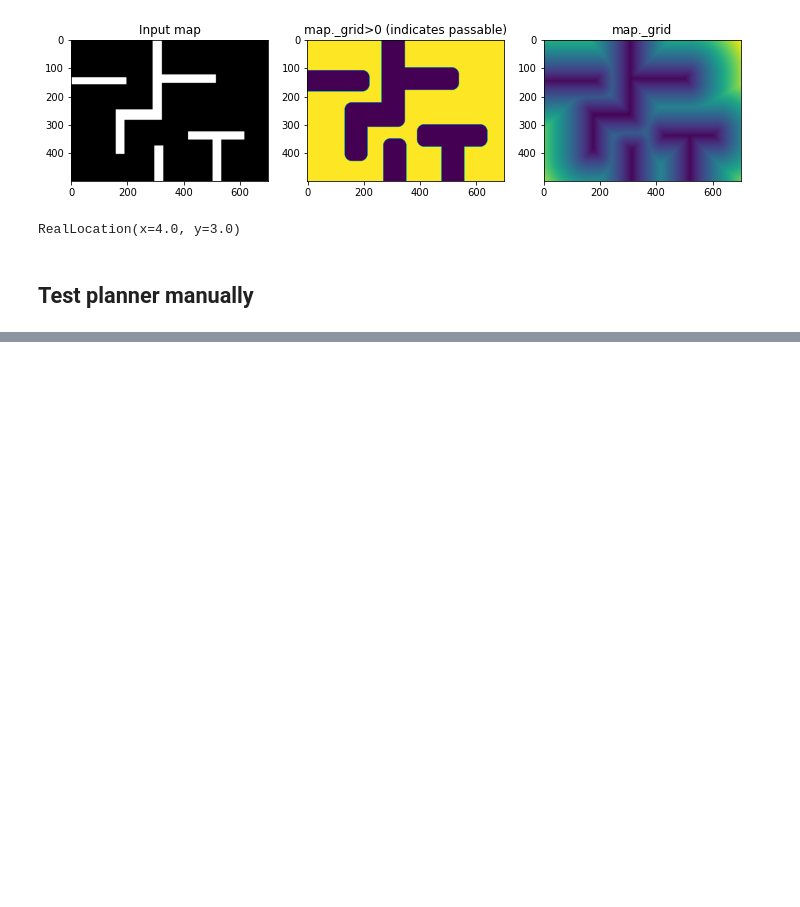
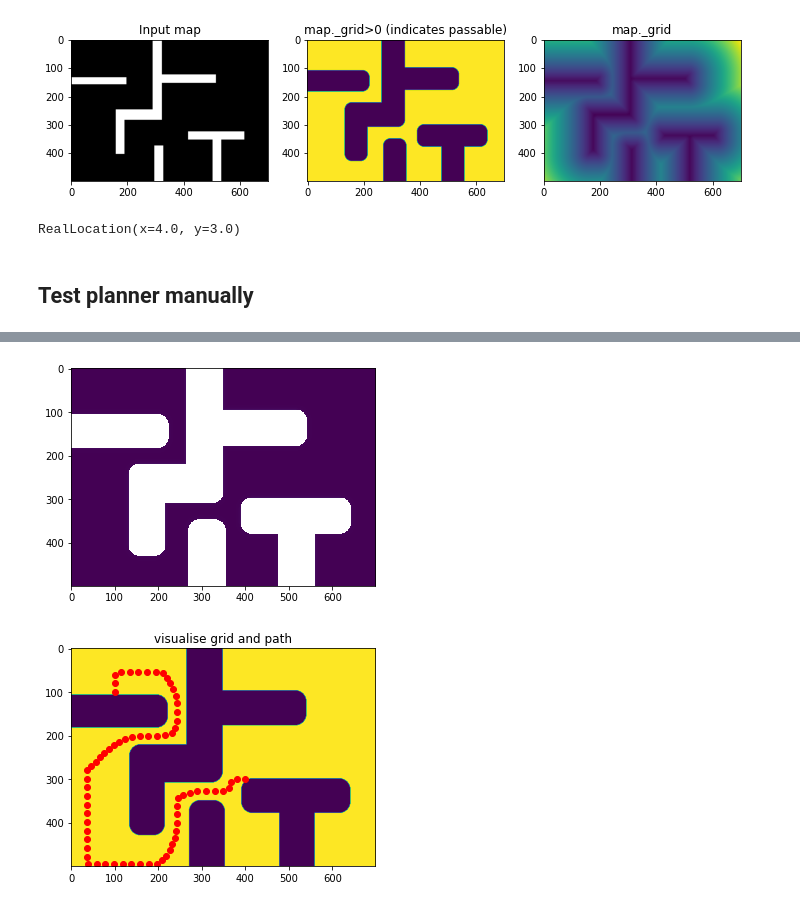
Before and after one commit to aliencaocao/TIL-2022, a Jupyter notebook: til-final-2022.1.1-lower/Robo_autonomy_wip.ipynb, the cells around one changed output, grey strips where cells are left out. Cells and saved outputs as stored; diff of their text form; code cells hidden in the pictures; blank space fills up the shorter version.

```diff
--- a/til-final-2022.1.1-lower/Robo_autonomy_wip.ipynb
+++ b/til-final-2022.1.1-lower/Robo_autonomy_wip.ipynb
@@ -692,0 +535,11 @@ plt.scatter(gridpathx,gridpathy,c='r')
+# %%
+trf_grid = transform_add_border(map_.grid).astype("float32")
+trf_grid = transform_for_astar(map_.grid).astype("float32")
+plt.imshow(trf_grid)
+plt.show()
+path = pyastar2d.astar_path(trf_grid, tuple(real_to_grid(RealLocation(1, 1), scale=planner.map.scale)), tuple(real_to_grid(RealLocation(3, 4), scale=planner.map.scale)), allow_diagonal=False)
+path = [(x[1],x[0]) for x in path]
+visualise_path(path[:-1:20]+path[-1:],planner.map)
+# %% [output]
+[figure, added]
+[figure, added]
```
Also changed, not shown: parts of 14 cells of this notebook, 1 other file.
